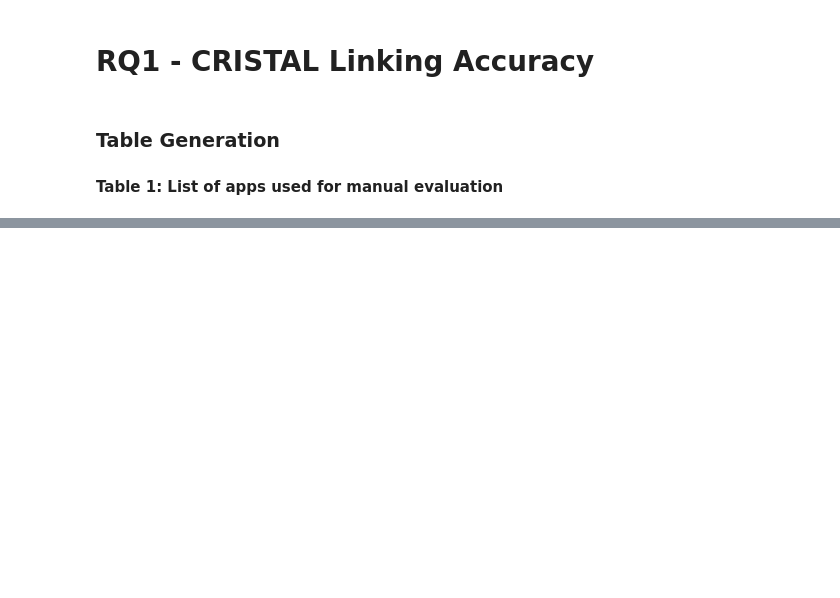
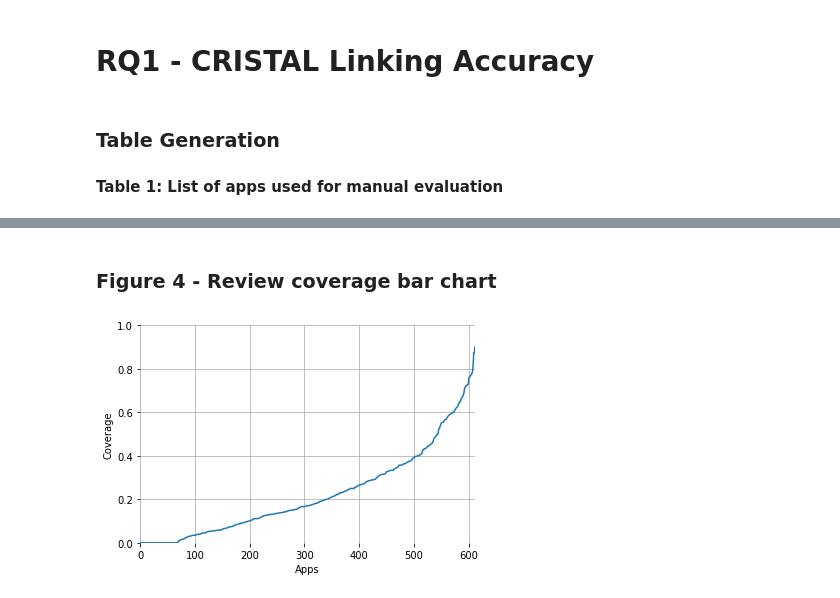
Before and after one commit to maleknaz/P4-CRISTAL-Replication, a Jupyter notebook: P4.ipynb, the cells around one changed output, grey strips where cells are left out. Drawn from its saved outputs; the diff is of its cells as text; code cells hidden in the pictures; blank space fills up the shorter version.

```diff
--- a/P4.ipynb
+++ b/P4.ipynb
@@ -816,0 +925,32 @@ commit_df.head()
+# %% [markdown]
+### Figure 4 - Review coverage bar chart
+# %%
+from hypy_utils.scientific_utils import plot, calc_col_stats
+from matplotlib import pyplot as plt
+
+
+def figure_4():
+    app_files = os.listdir(f'process/cir-links')
+    links = [json.loads(Path(f'process/cir-links/{a}').read_text()) for a in tq(app_files, 'Loading files')]
+    percentages = [sum(bool(d['commits'] or d['issues']) for r, d in a.items()) / len(a) for a in links]
+    stats = calc_col_stats(percentages)
+    app_groups = {'low': [], 'medium': [], 'high': []}
+    for f, p in zip(app_files, percentages):
+        pkg = f.replace('.json', '')
+        if p > stats.upper_quartile:
+            app_groups['high'].append(pkg)
+        elif p < stats.lower_quartile:
+            app_groups['low'].append(pkg)
+        else:
+            app_groups['medium'].append(pkg)
+
+    percentages.sort()
+
+    plt.autoscale(tight=True)
+    plot(plot=percentages, ylim=[0,1], xlabel='Apps', ylabel='Coverage', box=False, grid=True)
+    return app_groups
+
+
+app_groups = figure_4()
+# %% [output]
+[figure, added]
```
Also changed, not shown: parts of 33 cells of this notebook, 7 other files.
